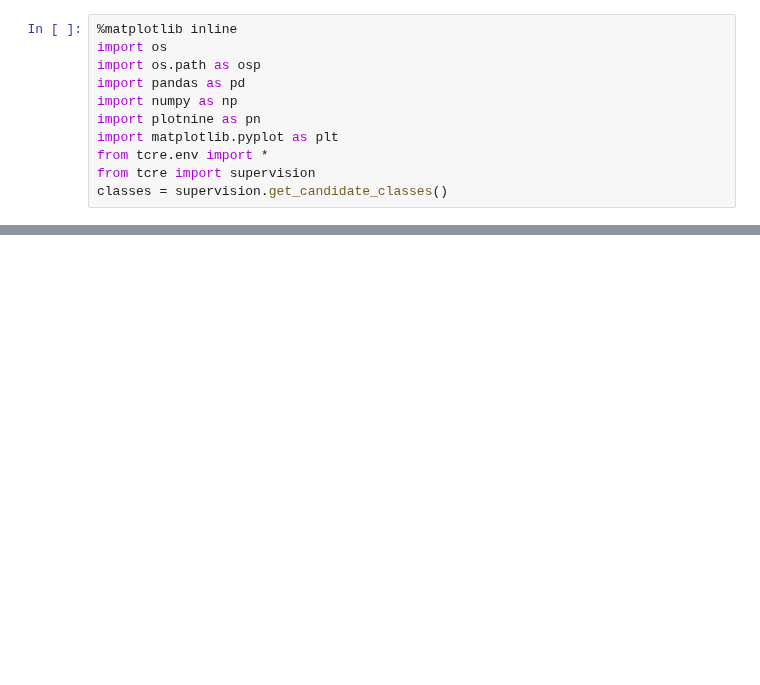
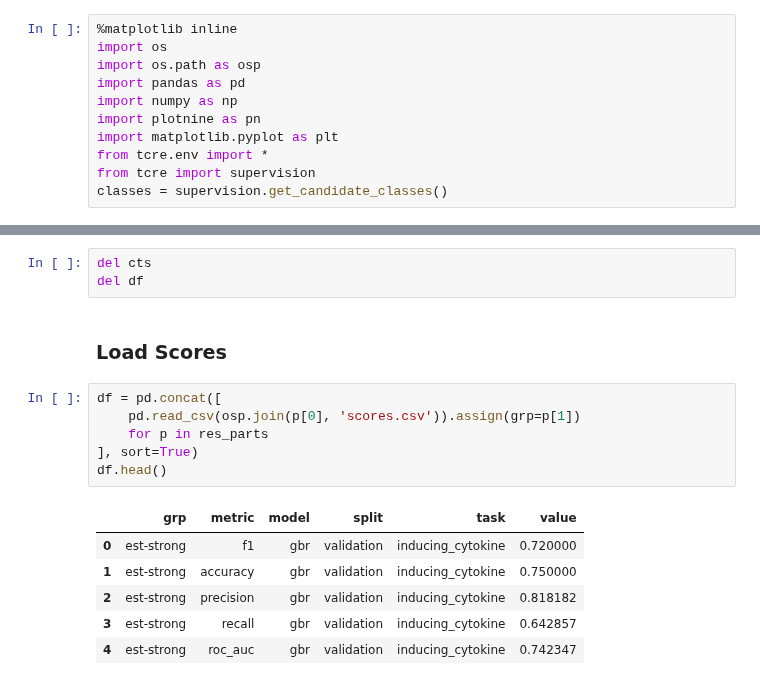
Before and after one commit to hammerlab/t-cell-relation-extraction, a Jupyter notebook: pipeline/12-analysis-scores.ipynb, the cells around one changed output, grey strips where cells are left out. Cells and saved outputs as stored; diff of their text form; blank space fills up the shorter version.

```diff
--- a/pipeline/12-analysis-scores.ipynb
+++ b/pipeline/12-analysis-scores.ipynb
@@ -27,3 +56,21 @@ df.head()
+# %%
+del cts
+del df
+# %% [markdown]
+### Load Scores
+# %%
+df = pd.concat([
+    pd.read_csv(osp.join(p[0], 'scores.csv')).assign(grp=p[1])
+    for p in res_parts
+], sort=True)
+df.head()
+# %% [output]
+|  | grp | metric | model | split | task | value |
+| 0 | est-strong | f1 | gbr | validation | inducing_cytokine | 0.720000 |
+| 1 | est-strong | accuracy | gbr | validation | inducing_cytokine | 0.750000 |
+| 2 | est-strong | precision | gbr | validation | inducing_cytokine | 0.818182 |
+| 3 | est-strong | recall | gbr | validation | inducing_cytokine | 0.642857 |
+| 4 | est-strong | roc_auc | gbr | validation | inducing_cytokine | 0.742347 |
 # %%
 df.groupby(['task', 'grp', 'split'])['metric'].nunique().unstack()
 # %% [output]
```
Also changed, not shown: parts of 10 cells of this notebook, 10 other files.
